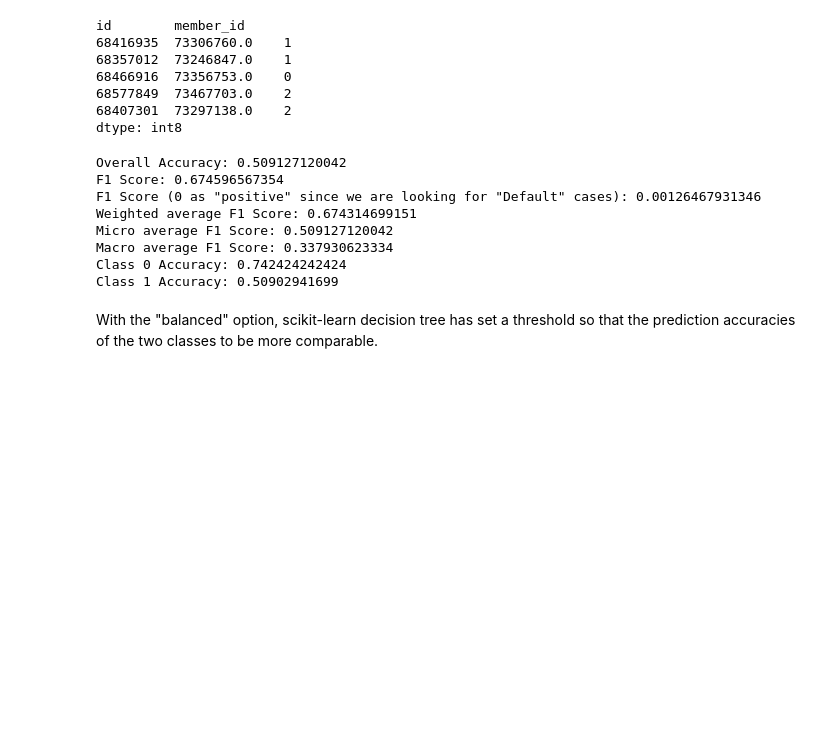
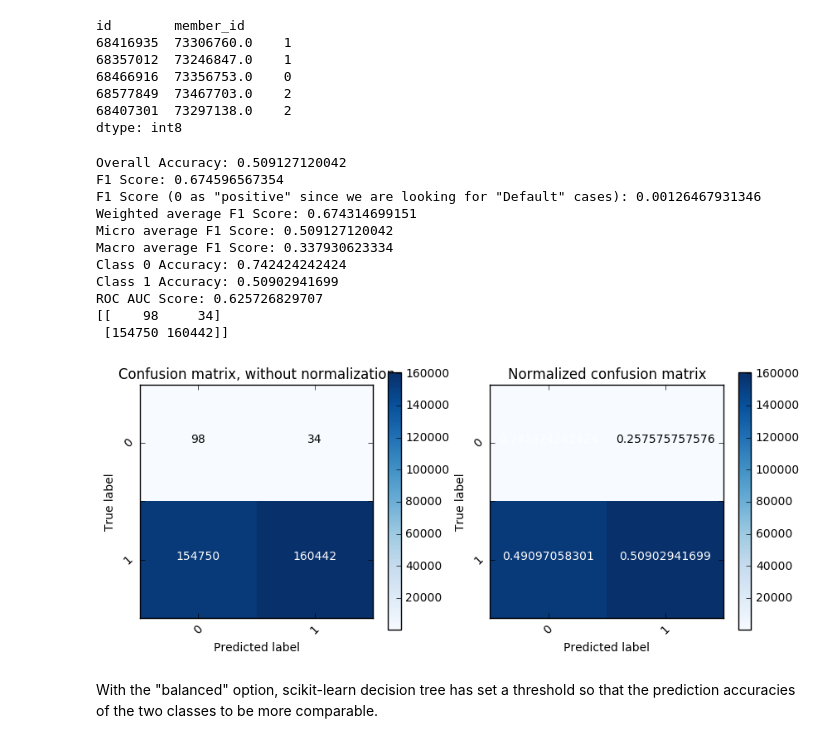
Before and after one commit to ankitagarwal/cs109a, a Jupyter notebook: Milestone_4_ben.ipynb, the cells around one changed output. Saved outputs shown, nothing was run; the diff lists cells and outputs as text; code cells hidden in the pictures; blank space fills up the shorter version.

Commit message:
Milestone_4_ben.ipynb is based on Milestone_4_devon.ipynb and added ROC AUC score in "evaluate" function.

```diff
--- a/Milestone_4_ben.ipynb
+++ b/Milestone_4_ben.ipynb
@@ -614,7 +667,7 @@ It is therefore reasonable to simply build our first baseline to predict every l
 # %% [markdown]
 ### Baseline 1: All loans do not default
 # %%
-def evaluate(y_true, y_pred):
+def evaluate(y_true, y_pred, y_prob):
     print 'Overall Accuracy:', accuracy_score(y_true, y_pred)
     print 'F1 Score:', f1_score(y_true, y_pred)
     #setting "0" as positive case to indicate we are looking for "Default" cases
@@ -627,6 +680,7 @@ def evaluate(y_true, y_pred):
         y_class_true = y_true[y_true == i]
         y_class_pred = y_pred[y_true == i]
         print 'Class {:.0f} Accuracy:'.format(i), accuracy_score(y_class_true, y_class_pred)
+    print 'ROC AUC Score:', roc_auc_score(y_true, y_prob)
 # %%
 y = pd.get_dummies(fulldf.loan_status)
 y.head()
@@ -750,18 +822,26 @@ X = X.reshape(-1, 1)
 # %%
 #use scikit-learn decision tree and set class_weight to handle the imbalance
 tree = DecisionTreeClassifier(class_weight='balanced', max_depth=1)
 tree.fit(X, y)
 y_pred = tree.predict(X)
-evaluate(y, y_pred)
+#here we use scikit-learn's predict_proba for the input to ROC_AUC_SCORE
+y_prob = tree.predict_proba(X)
+evaluate(y, y_pred, y_prob[:,1])
+
+cpt_cnf(tree, X, y)
 # %% [output]
 Overall Accuracy: 0.509127120042
 F1 Score: 0.674596567354
 F1 Score (0 as "positive" since we are looking for "Default" cases): 0.00126467931346
 Weighted average F1 Score: 0.674314699151
 Micro average F1 Score: 0.509127120042
 Macro average F1 Score: 0.337930623334
 Class 0 Accuracy: 0.742424242424
 Class 1 Accuracy: 0.50902941699
+ROC AUC Score: 0.625726829707
+[[    98     34]
+ [154750 160442]]
+[figure, added]
 # %% [markdown]
 With the "balanced" option, scikit-learn decision tree has set a threshold so that the prediction accuracies of the two classes to be more comparable.
 # %%
```
Also changed, not shown: parts of 12 cells of this notebook.
